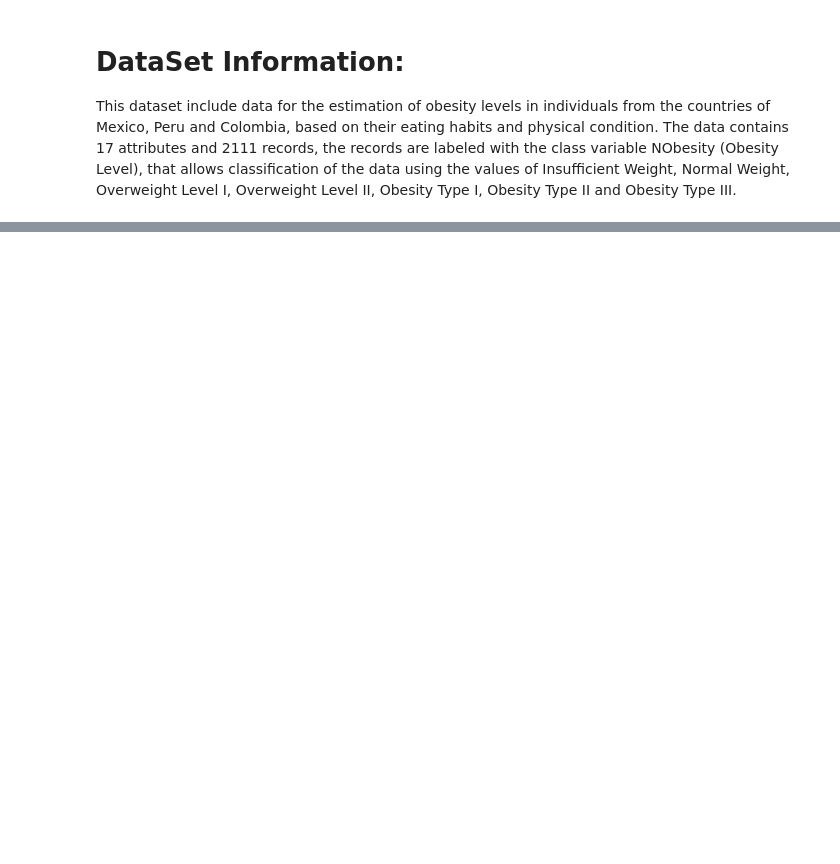
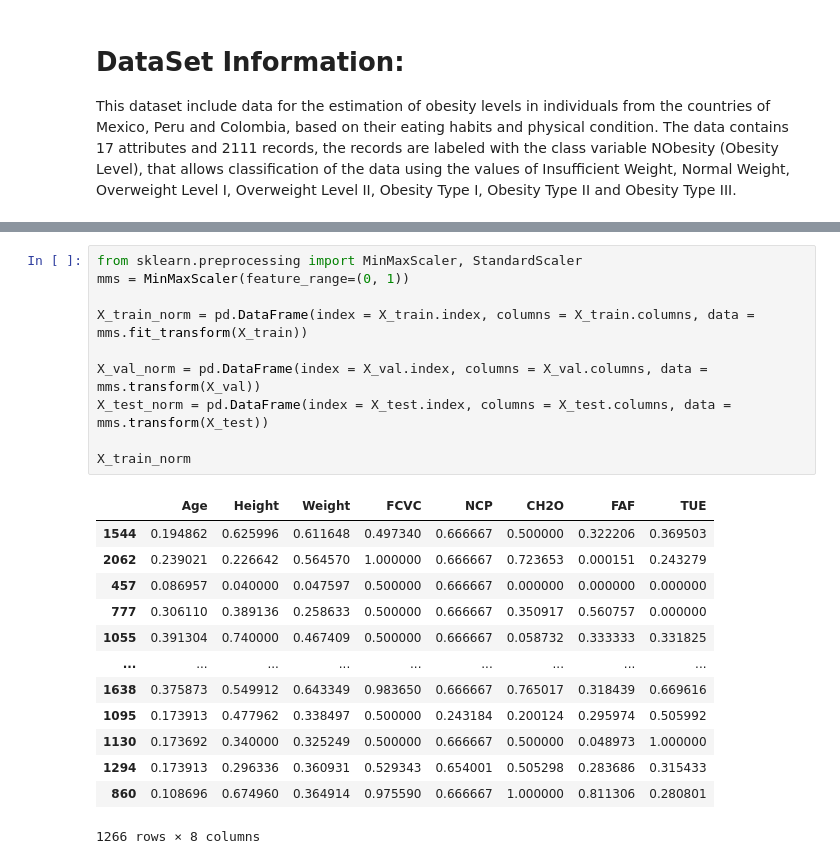
Before and after one commit to RoberVega/EDIT-DSBA-ML, a Jupyter notebook: Exercise.ipynb, the cells around one changed output, grey strips where cells are left out. Drawn from its saved outputs; the diff is of its cells as text; blank space fills up the shorter version.

```diff
--- a/Exercise.ipynb
+++ b/Exercise.ipynb
@@ -76,0 +95,24 @@ Points Earned—the points earned by the customer for using credit card.
+# %%
+from sklearn.preprocessing import MinMaxScaler, StandardScaler
+mms = MinMaxScaler(feature_range=(0, 1))
+
+X_train_norm = pd.DataFrame(index = X_train.index, columns = X_train.columns, data = mms.fit_transform(X_train))
+
+X_val_norm = pd.DataFrame(index = X_val.index, columns = X_val.columns, data = mms.transform(X_val))
+X_test_norm = pd.DataFrame(index = X_test.index, columns = X_test.columns, data = mms.transform(X_test))
+
+X_train_norm
+# %% [output]
+|  | Age | Height | Weight | FCVC | NCP | CH2O | FAF | TUE |
+| 1544 | 0.194862 | 0.625996 | 0.611648 | 0.497340 | 0.666667 | 0.500000 | 0.322206 | 0.369503 |
+| 2062 | 0.239021 | 0.226642 | 0.564570 | 1.000000 | 0.666667 | 0.723653 | 0.000151 | 0.243279 |
+| 457 | 0.086957 | 0.040000 | 0.047597 | 0.500000 | 0.666667 | 0.000000 | 0.000000 | 0.000000 |
+| 777 | 0.306110 | 0.389136 | 0.258633 | 0.500000 | 0.666667 | 0.350917 | 0.560757 | 0.000000 |
+| 1055 | 0.391304 | 0.740000 | 0.467409 | 0.500000 | 0.666667 | 0.058732 | 0.333333 | 0.331825 |
+| ... | ... | ... | ... | ... | ... | ... | ... | ... |
+| 1638 | 0.375873 | 0.549912 | 0.643349 | 0.983650 | 0.666667 | 0.765017 | 0.318439 | 0.669616 |
+| 1095 | 0.173913 | 0.477962 | 0.338497 | 0.500000 | 0.243184 | 0.200124 | 0.295974 | 0.505992 |
+| 1130 | 0.173692 | 0.340000 | 0.325249 | 0.500000 | 0.666667 | 0.500000 | 0.048973 | 1.000000 |
+| 1294 | 0.173913 | 0.296336 | 0.360931 | 0.529343 | 0.654001 | 0.505298 | 0.283686 | 0.315433 |
+| 860 | 0.108696 | 0.674960 | 0.364914 | 0.975590 | 0.666667 | 1.000000 | 0.811306 | 0.280801 |
+1266 rows × 8 columns
```
Also changed, not shown: parts of 12 cells of this notebook, 2 other files.
